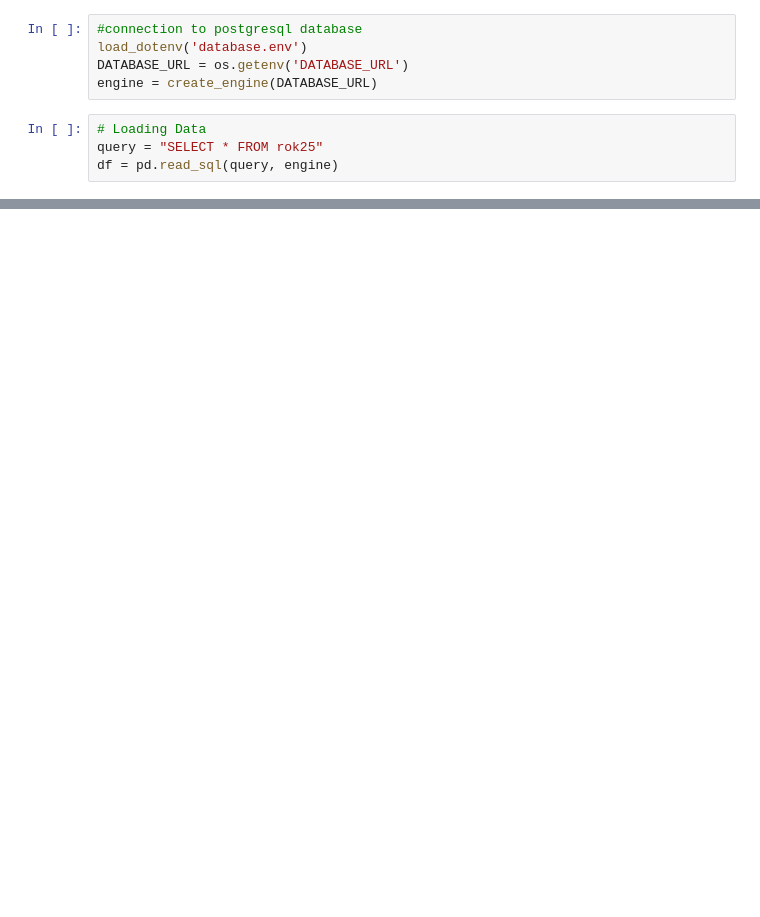
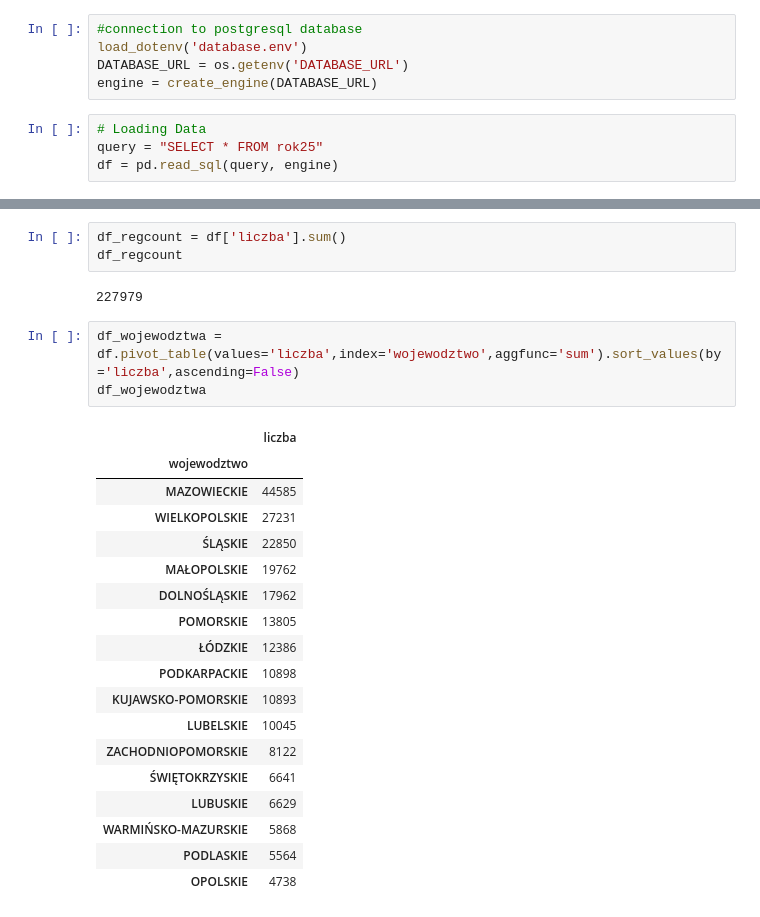
Before and after one commit to mtszczepaniak/PL_Car_registration, a Jupyter notebook: Car_registration.ipynb, the cells around one changed output, grey strips where cells are left out. Drawn from its saved outputs; the diff is of its cells as text; blank space fills up the shorter version.

```diff
--- a/Car_registration.ipynb
+++ b/Car_registration.ipynb
@@ -26,0 +42,27 @@ print(df.head(5))
+# %%
+df_regcount = df['liczba'].sum()
+df_regcount
+# %% [output]
+227979
+# %%
+df_wojewodztwa = df.pivot_table(values='liczba',index='wojewodztwo',aggfunc='sum').sort_values(by='liczba',ascending=False)
+df_wojewodztwa
+# %% [output]
+|  | liczba |
+| wojewodztwo |  |
+| MAZOWIECKIE | 44585 |
+| WIELKOPOLSKIE | 27231 |
+| ŚLĄSKIE | 22850 |
+| MAŁOPOLSKIE | 19762 |
+| DOLNOŚLĄSKIE | 17962 |
+| POMORSKIE | 13805 |
+| ŁÓDZKIE | 12386 |
+| PODKARPACKIE | 10898 |
+| KUJAWSKO-POMORSKIE | 10893 |
+| LUBELSKIE | 10045 |
+| ZACHODNIOPOMORSKIE | 8122 |
+| ŚWIĘTOKRZYSKIE | 6641 |
+| LUBUSKIE | 6629 |
+| WARMIŃSKO-MAZURSKIE | 5868 |
+| PODLASKIE | 5564 |
+| OPOLSKIE | 4738 |
```
Also changed, not shown: parts of 7 cells of this notebook, 2 other files.
